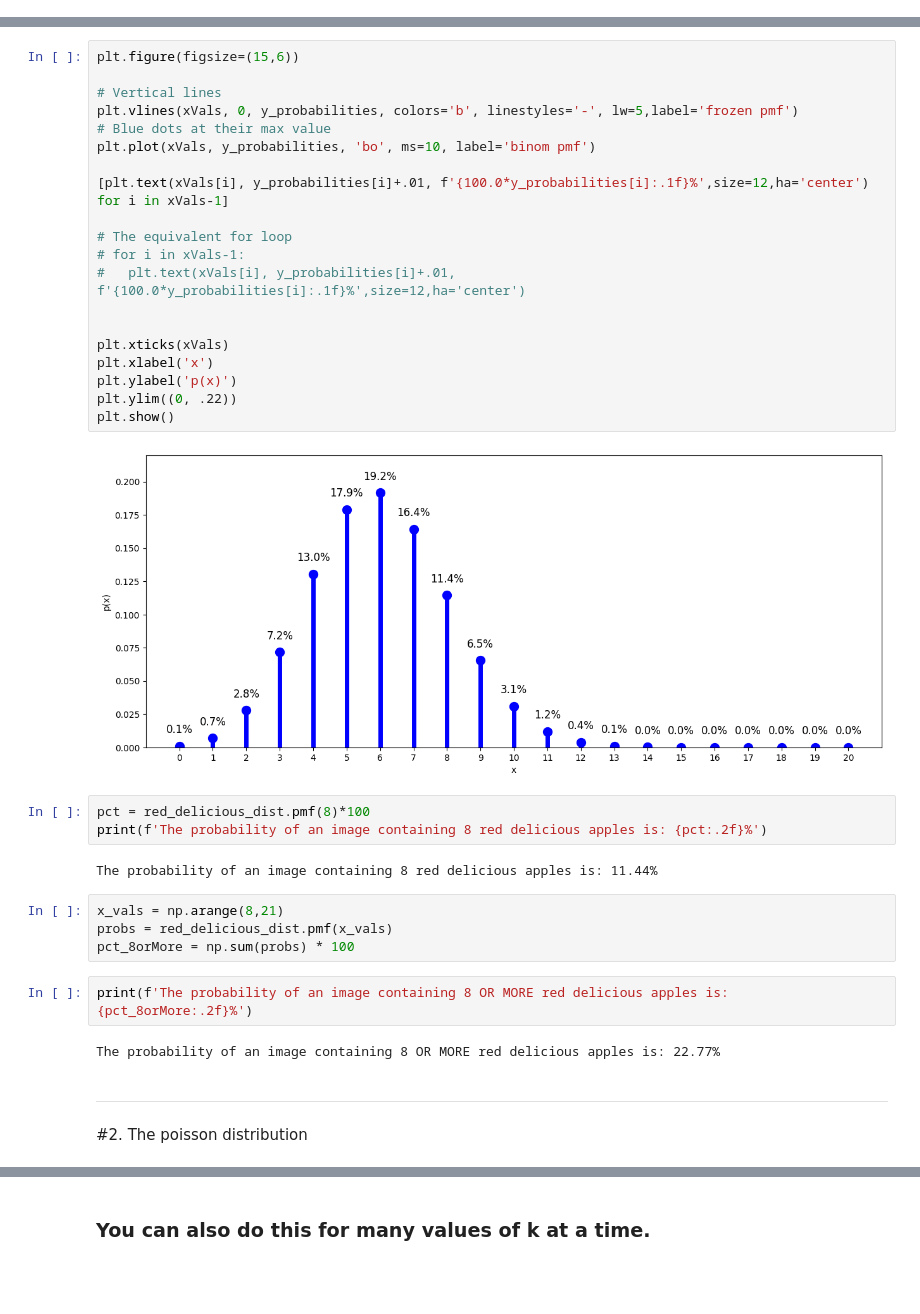
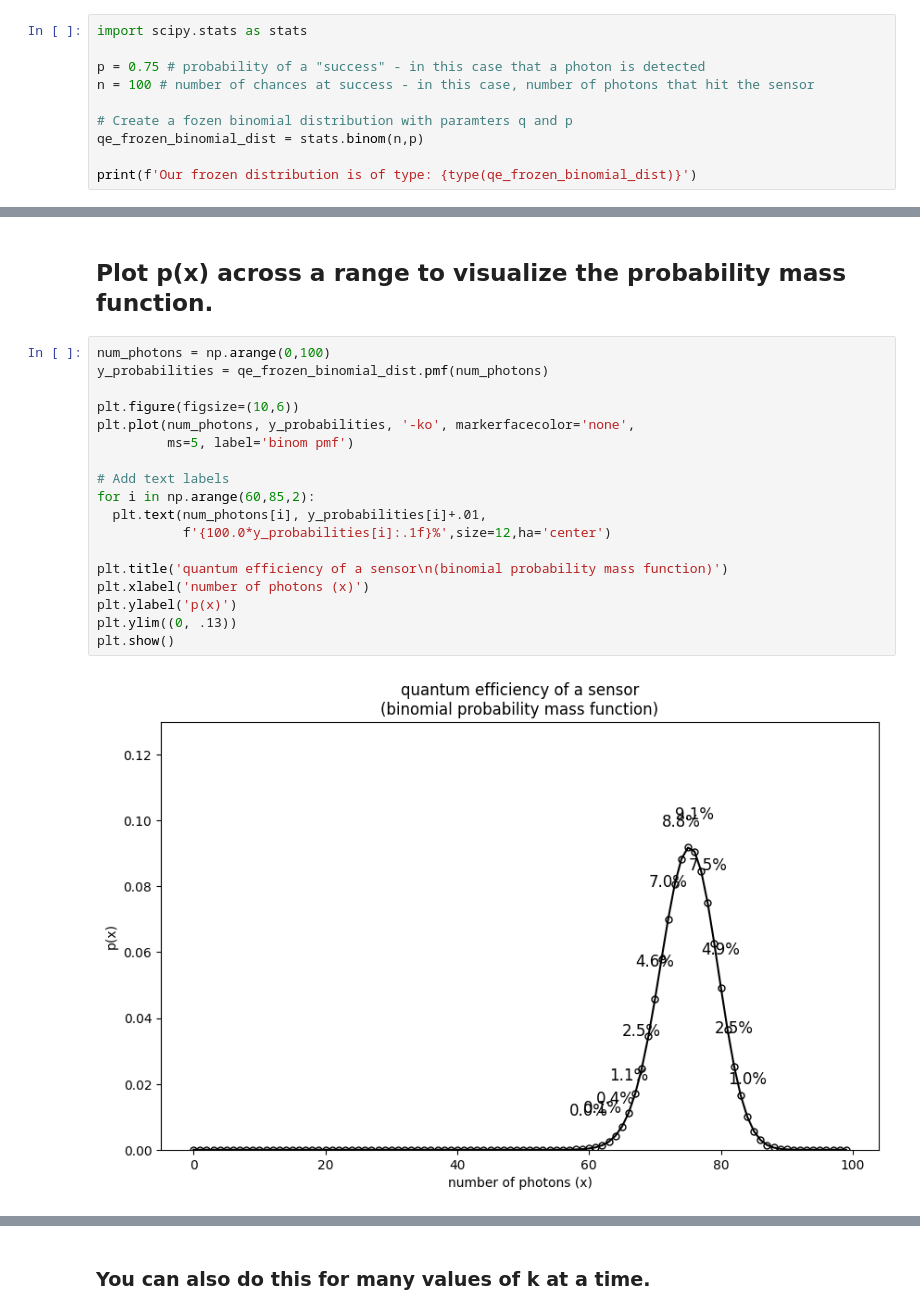
Before and after one commit to gabrielDiaz-performlab/IMGS-211-Instructional-Notebooks, a Jupyter notebook: 5- frozen distributions - binomial and poisson.ipynb, the cells around one changed output, grey strips where cells are left out. Cells and saved outputs as stored; diff of their text form; blank space fills up the shorter version.

```diff
--- a/5- frozen distributions - binomial and poisson.ipynb
+++ b/5- frozen distributions - binomial and poisson.ipynb
@@ -39,0 +33,10 @@ array([7.97922663e-04, 6.83933711e-03, 2.78458725e-02, 7.16036722e-02,
+# %%
+import scipy.stats as stats
+
+p = 0.75 # probability of a "success" - in this case that a photon is detected
+n = 100 # number of chances at success - in this case, number of photons that hit the sensor
+
+# Create a fozen binomial distribution with paramters q and p
+qe_frozen_binomial_dist = stats.binom(n,p)
+
+print(f'Our frozen distribution is of type: {type(qe_frozen_binomial_dist)}')
@@ -40,42 +82,22 @@ array([7.97922663e-04, 6.83933711e-03, 2.78458725e-02, 7.16036722e-02,
+# %% [markdown]
+## Plot p(x) across a range to visualize the probability mass function.
 # %%
-plt.figure(figsize=(15,6))
+num_photons = np.arange(0,100)
+y_probabilities = qe_frozen_binomial_dist.pmf(num_photons)
 
-# Vertical lines
-plt.vlines(xVals, 0, y_probabilities, colors='b', linestyles='-', lw=5,label='frozen pmf')
-# Blue dots at their max value
-plt.plot(xVals, y_probabilities, 'bo', ms=10, label='binom pmf')
+plt.figure(figsize=(10,6))
+plt.plot(num_photons, y_probabilities, '-ko', markerfacecolor='none',
+         ms=5, label='binom pmf')
 
-[plt.text(xVals[i], y_probabilities[i]+.01, f'{100.0*y_probabilities[i]:.1f}%',size=12,ha='center') for i in xVals-1]
+# Add text labels
+for i in np.arange(60,85,2):
+  plt.text(num_photons[i], y_probabilities[i]+.01,
+           f'{100.0*y_probabilities[i]:.1f}%',size=12,ha='center')
 
-# The equivalent for loop
-# for i in xVals-1:
-#   plt.text(xVals[i], y_probabilities[i]+.01, f'{100.0*y_probabilities[i]:.1f}%',size=12,ha='center')
-
-
-plt.xticks(xVals)
-plt.xlabel('x')
+plt.title('quantum efficiency of a sensor\n(binomial probability mass function)')
+plt.xlabel('number of photons (x)')
 plt.ylabel('p(x)')
-plt.ylim((0, .22))
+plt.ylim((0, .13))
 plt.show()
 # %% [output]
-[figure, old version]
+[figure, new version]
-# %%
-pct = red_delicious_dist.pmf(8)*100
-print(f'The probability of an image containing 8 red delicious apples is: {pct:.2f}%')
-# %% [output]
-The probability of an image containing 8 red delicious apples is: 11.44%
-# %%
-x_vals = np.arange(8,21)
-probs = red_delicious_dist.pmf(x_vals)
-pct_8orMore = np.sum(probs) * 100
-# %%
-print(f'The probability of an image containing 8 OR MORE red delicious apples is: {pct_8orMore:.2f}%')
-# %% [output]
-The probability of an image containing 8 OR MORE red delicious apples is: 22.77%
-# %% [markdown]
-
-
----
-
-
-#2. The poisson distribution
```
Also changed, not shown: parts of 22 cells of this notebook.
